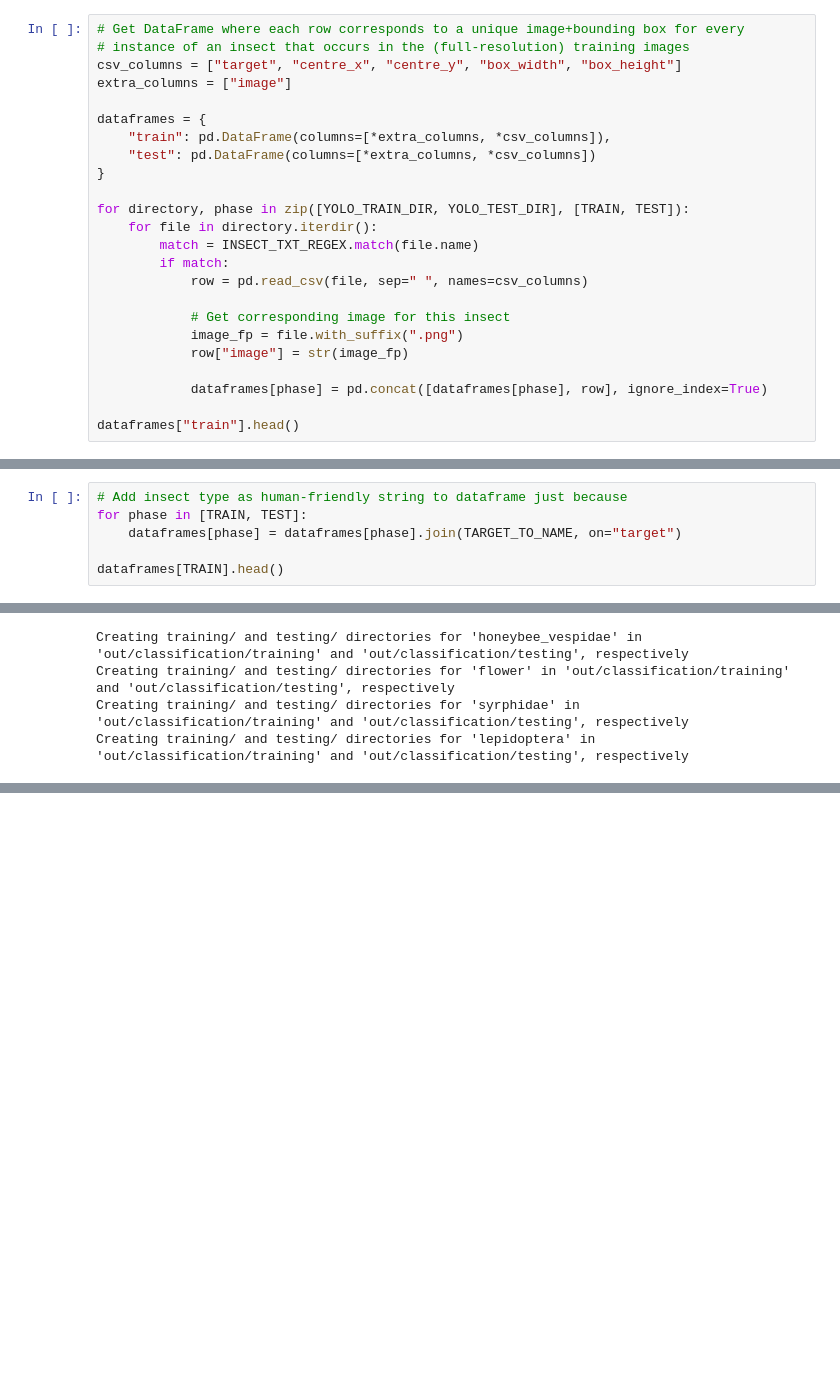
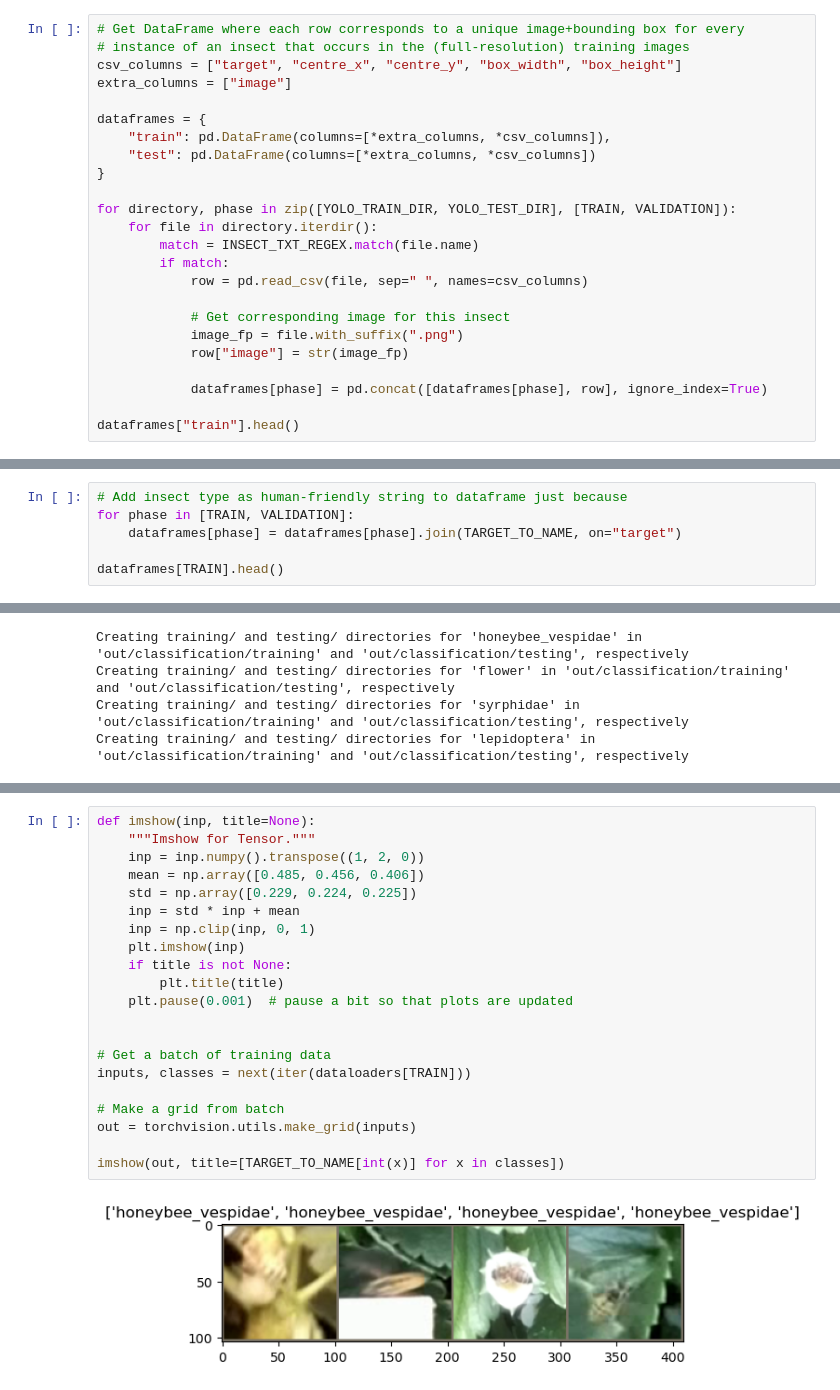
Before and after one commit to byebrid/bees-edge, a Jupyter notebook: bee_classifier.ipynb, the cells around one changed output, grey strips where cells are left out. Drawn from its saved outputs; the diff is of its cells as text; blank space fills up the shorter version.

```diff
--- a/bee_classifier.ipynb
+++ b/bee_classifier.ipynb
@@ -49,7 +75,7 @@ dataframes = {
     "test": pd.DataFrame(columns=[*extra_columns, *csv_columns])
 }
 
-for directory, phase in zip([YOLO_TRAIN_DIR, YOLO_TEST_DIR], [TRAIN, TEST]):
+for directory, phase in zip([YOLO_TRAIN_DIR, YOLO_TEST_DIR], [TRAIN, VALIDATION]):
     for file in directory.iterdir():
         match = INSECT_TXT_REGEX.match(file.name)
         if match:
@@ -72,6 +93,6 @@ dataframes["train"].head()
 # %%
 # Add insect type as human-friendly string to dataframe just because
-for phase in [TRAIN, TEST]:
+for phase in [TRAIN, VALIDATION]:
     dataframes[phase] = dataframes[phase].join(TARGET_TO_NAME, on="target")
 
 dataframes[TRAIN].head()
@@ -427,0 +383,23 @@ test_dataset[1]
+# %%
+def imshow(inp, title=None):
+    """Imshow for Tensor."""
+    inp = inp.numpy().transpose((1, 2, 0))
+    mean = np.array([0.485, 0.456, 0.406])
+    std = np.array([0.229, 0.224, 0.225])
+    inp = std * inp + mean
+    inp = np.clip(inp, 0, 1)
+    plt.imshow(inp)
+    if title is not None:
+        plt.title(title)
+    plt.pause(0.001)  # pause a bit so that plots are updated
+
+
+# Get a batch of training data
+inputs, classes = next(iter(dataloaders[TRAIN]))
+
+# Make a grid from batch
+out = torchvision.utils.make_grid(inputs)
+
+imshow(out, title=[TARGET_TO_NAME[int(x)] for x in classes])
+# %% [output]
+[figure, added]
```
Also changed, not shown: parts of 18 cells of this notebook.
